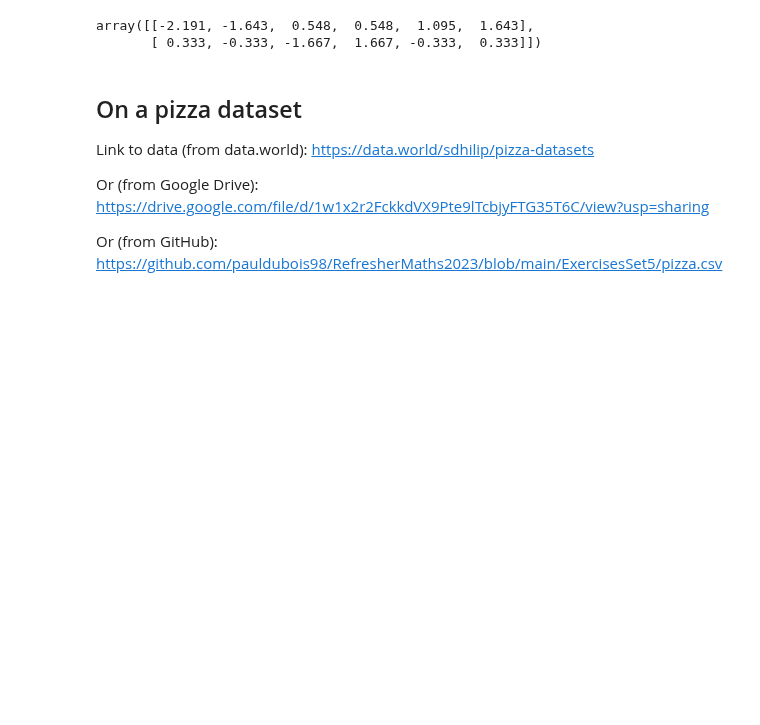
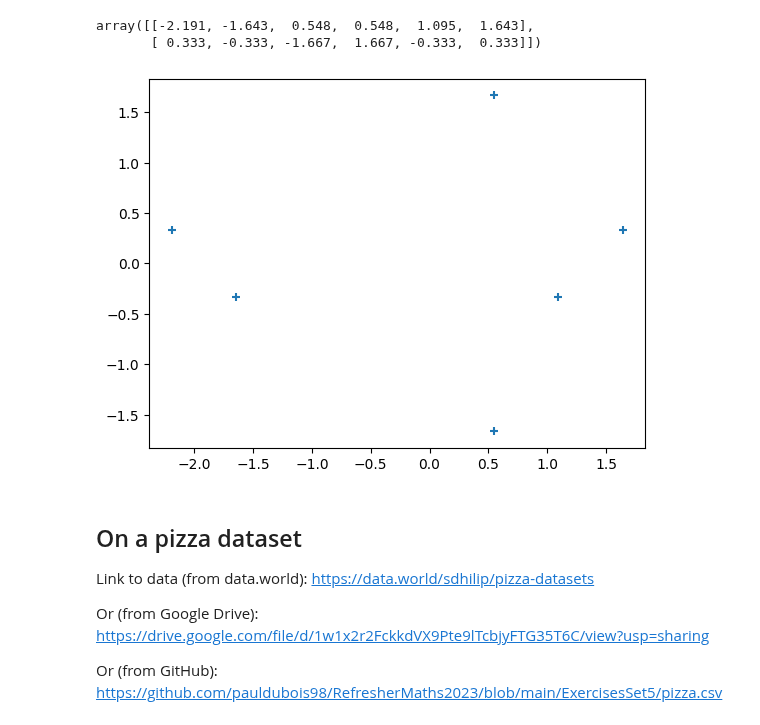
Before and after one commit to pauldubois98/RefresherMaths2023, a Jupyter notebook: ExercisesSet5/NotebookPCA.ipynb, the cells around one changed output. Drawn from its saved outputs; the diff is of its cells as text; code cells hidden in the pictures; blank space fills up the shorter version.

```diff
--- a/ExercisesSet5/NotebookPCA.ipynb
+++ b/ExercisesSet5/NotebookPCA.ipynb
@@ -77,6 +77,13 @@ X_PROJ.round(3)
 # %% [output]
 array([[-2.191, -1.643,  0.548,  0.548,  1.095,  1.643],
        [ 0.333, -0.333, -1.667,  1.667, -0.333,  0.333]])
+# %%
+# plot data
+import matplotlib.pyplot as plt
+plt.scatter(X_PROJ[0], X_PROJ[1], marker='+')
+plt.show()
+# %% [output]
+[figure, added]
 # %% [markdown]
 ## On a pizza dataset
 Link to data (from data.world): https://data.world/sdhilip/pizza-datasets
```
